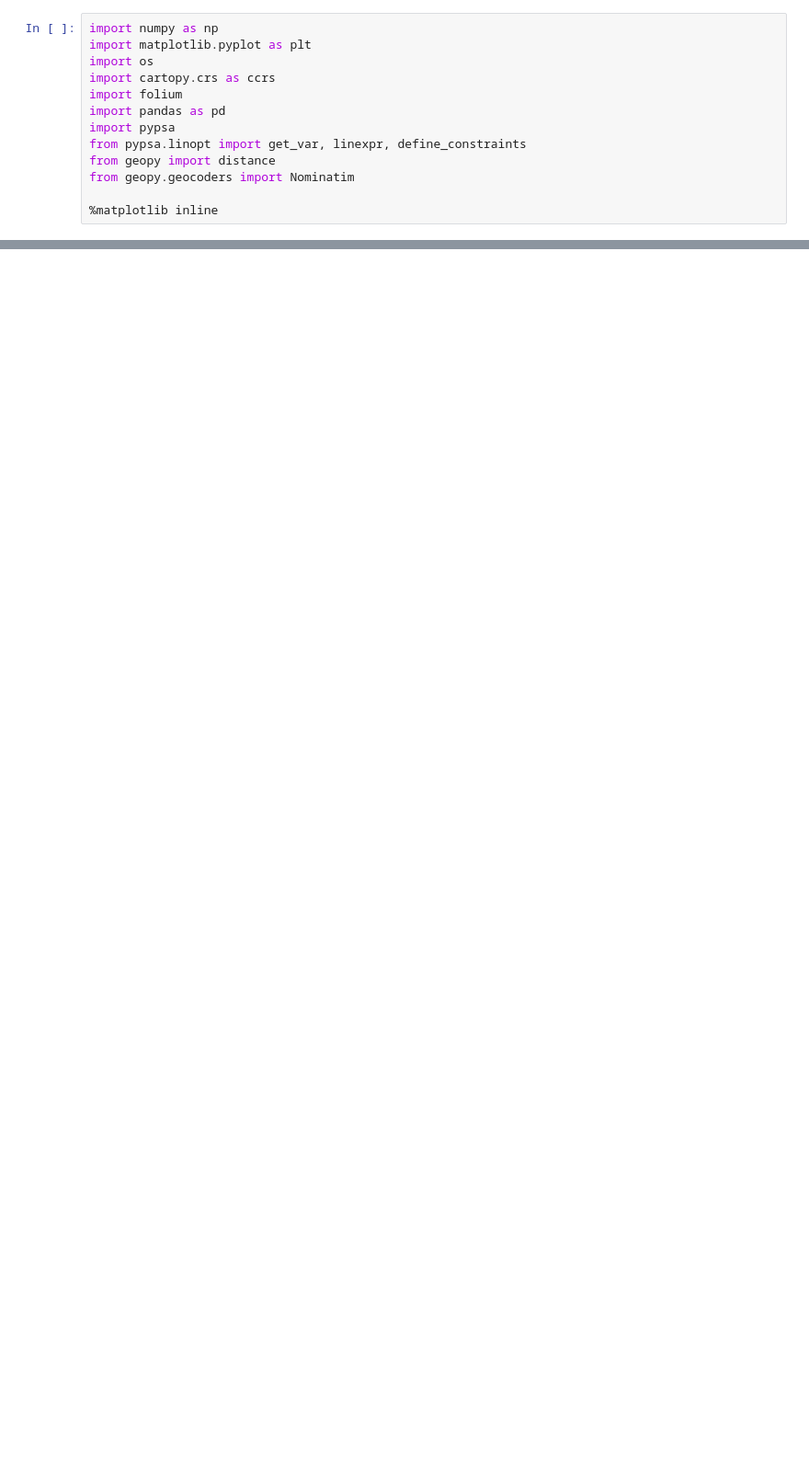
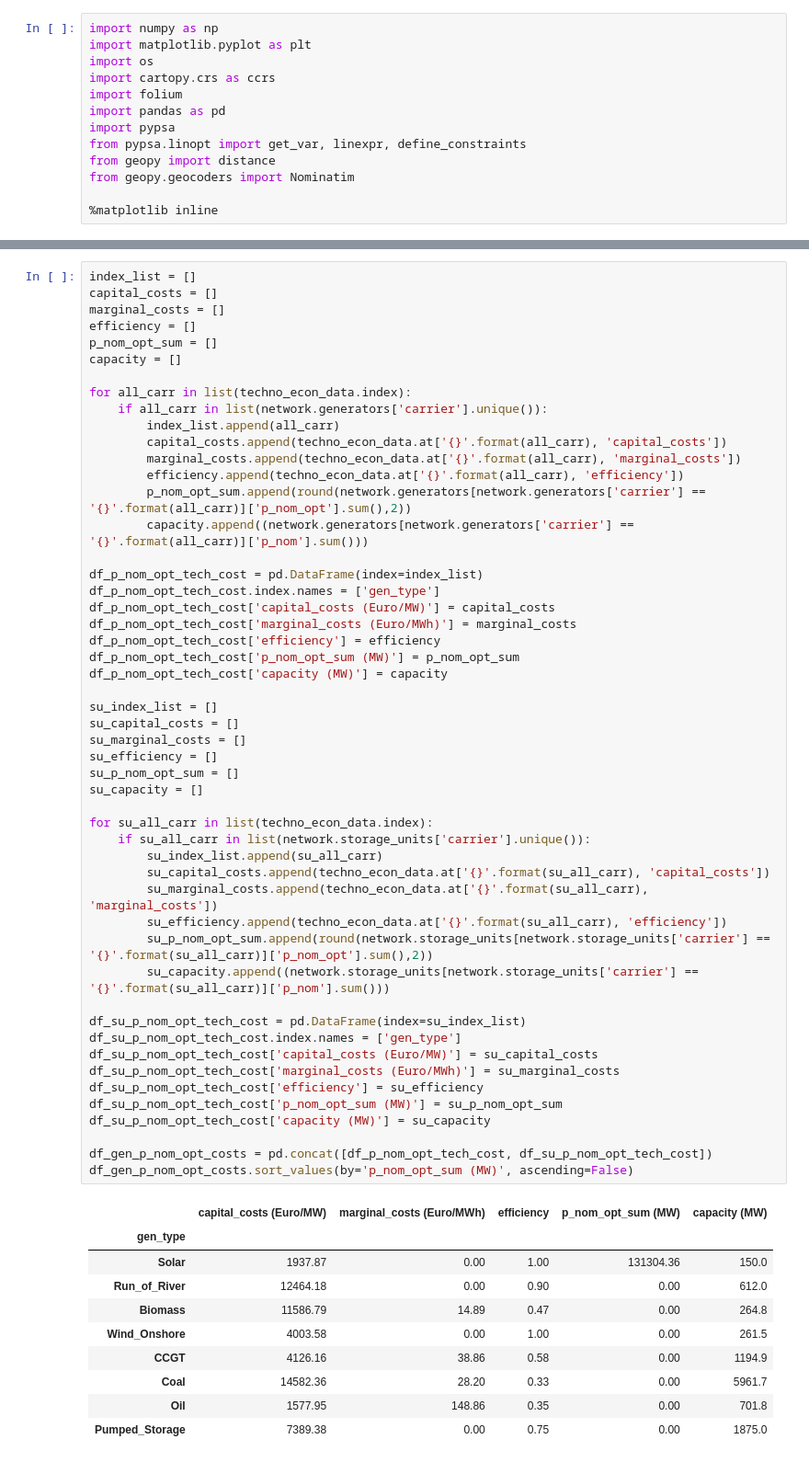
Before and after one commit to FuadJamaludin/thesis, a Jupyter notebook: case_2/case_2.ipynb, the cells around one changed output, grey strips where cells are left out. Shown at 92% size. Drawn from its saved outputs; the diff is of its cells as text; blank space fills up the shorter version.

```diff
--- a/case_2/case_2.ipynb
+++ b/case_2/case_2.ipynb
@@ -581,3 +618,65 @@ network.lopf(pyomo=False, solver_name='gurobi')
+# %%
+index_list = []
+capital_costs = []
+marginal_costs = []
+efficiency = []
+p_nom_opt_sum = []
+capacity = []
+
+for all_carr in list(techno_econ_data.index):
+    if all_carr in list(network.generators['carrier'].unique()):
+        index_list.append(all_carr)
+        capital_costs.append(techno_econ_data.at['{}'.format(all_carr), 'capital_costs'])
+        marginal_costs.append(techno_econ_data.at['{}'.format(all_carr), 'marginal_costs'])
+        efficiency.append(techno_econ_data.at['{}'.format(all_carr), 'efficiency'])
+        p_nom_opt_sum.append(round(network.generators[network.generators['carrier'] == '{}'.format(all_carr)]['p_nom_opt'].sum(),2))
+        capacity.append((network.generators[network.generators['carrier'] == '{}'.format(all_carr)]['p_nom'].sum()))
+
+df_p_nom_opt_tech_cost = pd.DataFrame(index=index_list)
+df_p_nom_opt_tech_cost.index.names = ['gen_type']
+df_p_nom_opt_tech_cost['capital_costs (Euro/MW)'] = capital_costs
+df_p_nom_opt_tech_cost['marginal_costs (Euro/MWh)'] = marginal_costs
+df_p_nom_opt_tech_cost['efficiency'] = efficiency
+df_p_nom_opt_tech_cost['p_nom_opt_sum (MW)'] = p_nom_opt_sum
+df_p_nom_opt_tech_cost['capacity (MW)'] = capacity
+
+su_index_list = []
+su_capital_costs = []
+su_marginal_costs = []
+su_efficiency = []
+su_p_nom_opt_sum = []
+su_capacity = []
+
+for su_all_carr in list(techno_econ_data.index):
+    if su_all_carr in list(network.storage_units['carrier'].unique()):
+        su_index_list.append(su_all_carr)
+        su_capital_costs.append(techno_econ_data.at['{}'.format(su_all_carr), 'capital_costs'])
+        su_marginal_costs.append(techno_econ_data.at['{}'.format(su_all_carr), 'marginal_costs'])
+        su_efficiency.append(techno_econ_data.at['{}'.format(su_all_carr), 'efficiency'])
+        su_p_nom_opt_sum.append(round(network.storage_units[network.storage_units['carrier'] == '{}'.format(su_all_carr)]['p_nom_opt'].sum(),2))
+        su_capacity.append((network.storage_units[network.storage_units['carrier'] == '{}'.format(su_all_carr)]['p_nom'].sum()))
+
+df_su_p_nom_opt_tech_cost = pd.DataFrame(index=su_index_list)
+df_su_p_nom_opt_tech_cost.index.names = ['gen_type']
+df_su_p_nom_opt_tech_cost['capital_costs (Euro/MW)'] = su_capital_costs
+df_su_p_nom_opt_tech_cost['marginal_costs (Euro/MWh)'] = su_marginal_costs
+df_su_p_nom_opt_tech_cost['efficiency'] = su_efficiency
+df_su_p_nom_opt_tech_cost['p_nom_opt_sum (MW)'] = su_p_nom_opt_sum
+df_su_p_nom_opt_tech_cost['capacity (MW)'] = su_capacity
+
+df_gen_p_nom_opt_costs = pd.concat([df_p_nom_opt_tech_cost, df_su_p_nom_opt_tech_cost])
+df_gen_p_nom_opt_costs.sort_values(by='p_nom_opt_sum (MW)', ascending=False)
+# %% [output]
+|  | capital_costs (Euro/MW) | marginal_costs (Euro/MWh) | efficiency | p_nom_opt_sum (MW) | capacity (MW) |
+| gen_type |  |  |  |  |  |
+| Solar | 1937.87 | 0.00 | 1.00 | 131304.36 | 150.0 |
+| Run_of_River | 12464.18 | 0.00 | 0.90 | 0.00 | 612.0 |
+| Biomass | 11586.79 | 14.89 | 0.47 | 0.00 | 264.8 |
+| Wind_Onshore | 4003.58 | 0.00 | 1.00 | 0.00 | 261.5 |
+| CCGT | 4126.16 | 38.86 | 0.58 | 0.00 | 1194.9 |
+| Coal | 14582.36 | 28.20 | 0.33 | 0.00 | 5961.7 |
+| Oil | 1577.95 | 148.86 | 0.35 | 0.00 | 701.8 |
+| Pumped_Storage | 7389.38 | 0.00 | 0.75 | 0.00 | 1875.0 |
 # %%
 network.generators.p_nom_opt.plot.bar(ylabel='MW', figsize=(15,10))
 plt.tight_layout()
```
Also changed, not shown: parts of 21 cells of this notebook, 2 other files.
